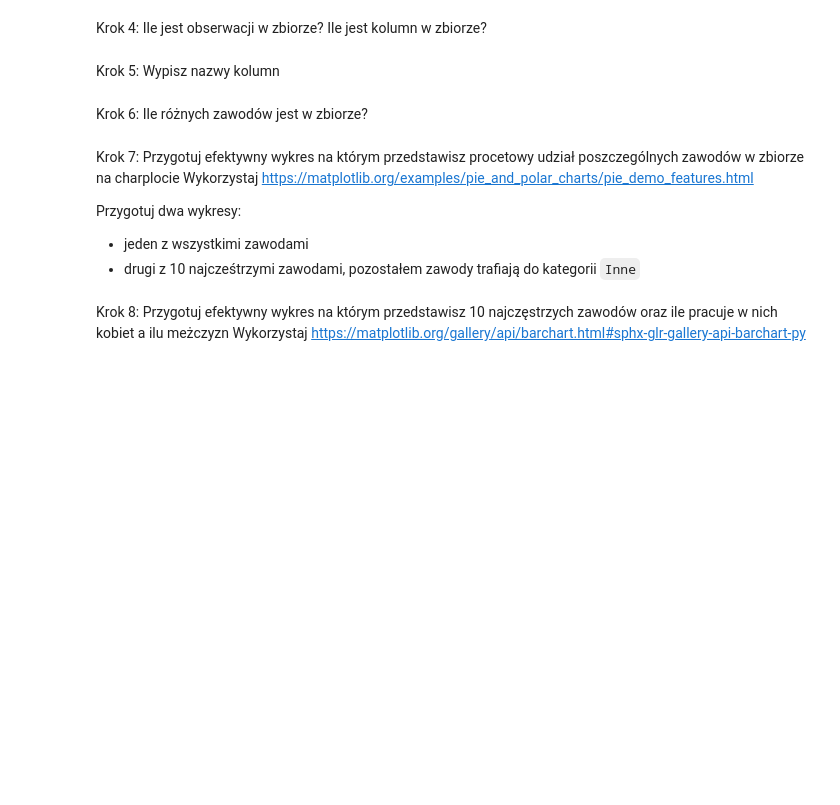
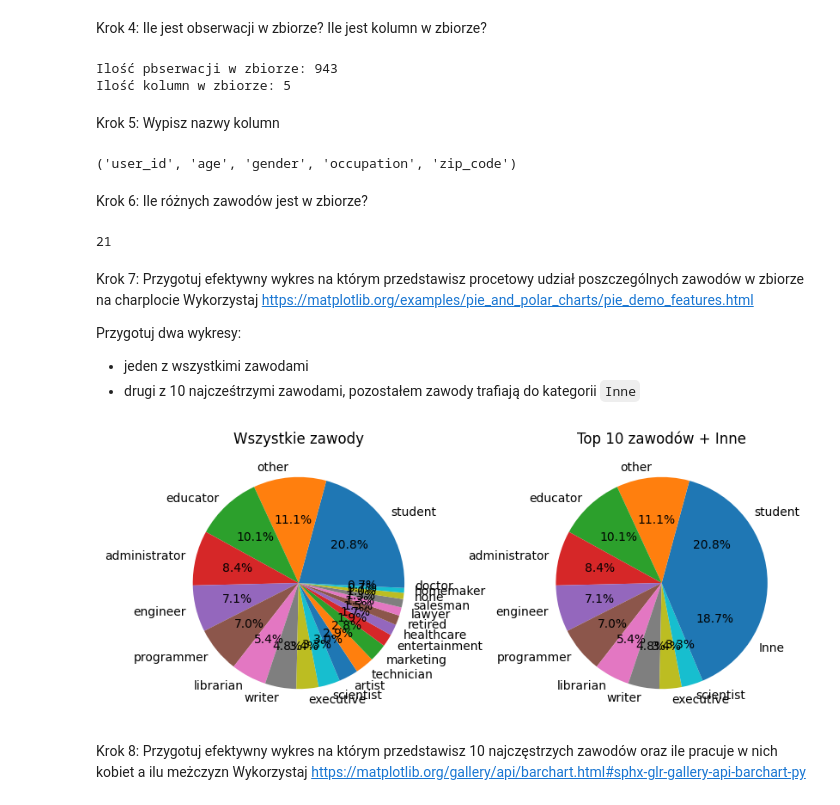
Before and after one commit to bubiasz/effective-python, a Jupyter notebook: lab12.ipynb, the cells around one changed output. Saved outputs shown, nothing was run; the diff lists cells and outputs as text; code cells hidden in the pictures; blank space fills up the shorter version.

```diff
--- a/lab12.ipynb
+++ b/lab12.ipynb
@@ -188,5 +188,7 @@ Odchylenie standardowe występowania imion: 11006.069467890571
 ## Część II
 # %% [markdown]
 Krok 1: Wczytaj dane
+# %%
+df = pd.read_csv("ocupation.csv", sep="|")
 # %% [markdown]
 Krok 2: Podejrzyj pierwsze 25 rekordów
@@ -195,9 +231,23 @@ Krok 3: Podejrzyj ostatnie 10 rekordów
 # %% [markdown]
 Krok 4: Ile jest obserwacji w zbiorze? Ile jest kolumn w zbiorze?
+# %%
+print("Ilość pbserwacji w zbiorze:", len(df))
+print("Ilość kolumn w zbiorze:", len(df.columns))
+# %% [output]
+Ilość pbserwacji w zbiorze: 943
+Ilość kolumn w zbiorze: 5
 # %% [markdown]
 Krok 5: Wypisz nazwy kolumn
+# %%
+tuple(df.columns)
+# %% [output]
+('user_id', 'age', 'gender', 'occupation', 'zip_code')
 # %% [markdown]
 Krok 6: Ile różnych zawodów jest w zbiorze?
+# %%
+len(df.occupation.value_counts())
+# %% [output]
+21
 # %% [markdown]
 Krok 7: Przygotuj efektywny wykres na którym przedstawisz procetowy udział poszczególnych zawodów w zbiorze na charplocie
 Wykorzystaj https://matplotlib.org/examples/pie_and_polar_charts/pie_demo_features.html
@@ -205,6 +255,29 @@ Wykorzystaj https://matplotlib.org/examples/pie_and_polar_charts/pie_demo_featur
 Przygotuj dwa wykresy:
 - jeden z wszystkimi zawodami
 - drugi z 10 najcześtrzymi zawodami, pozostałem zawody trafiają do kategorii `Inne`
+# %%
+occupation_counts = df.occupation.value_counts()
+
+plt.figure(figsize=(10, 4))
+plt.subplot(1, 2, 1)
+plt.pie(occupation_counts, labels=occupation_counts.index, autopct='%1.1f%%')
+plt.title('Wszystkie zawody')
+
+top_10 = occupation_counts.head(10)
+other = occupation_counts[10:].sum()
+
+top_10_labels = top_10.index.tolist()
+top_10_values = top_10.tolist()
+top_10_labels.append('Inne')
+top_10_values.append(other)
+
+plt.subplot(1, 2, 2)
+plt.pie(top_10_values, labels=top_10_labels, autopct='%1.1f%%')
+plt.title('Top 10 zawodów + Inne')
+
+plt.show()
+# %% [output]
+[figure, added]
 # %% [markdown]
 Krok 8: Przygotuj efektywny wykres na którym przedstawisz 10 najczęstrzych zawodów oraz ile pracuje w nich kobiet a ilu meżczyzn
 Wykorzystaj https://matplotlib.org/gallery/api/barchart.html#sphx-glr-gallery-api-barchart-py
```
Also changed, not shown: parts of 6 cells of this notebook.
